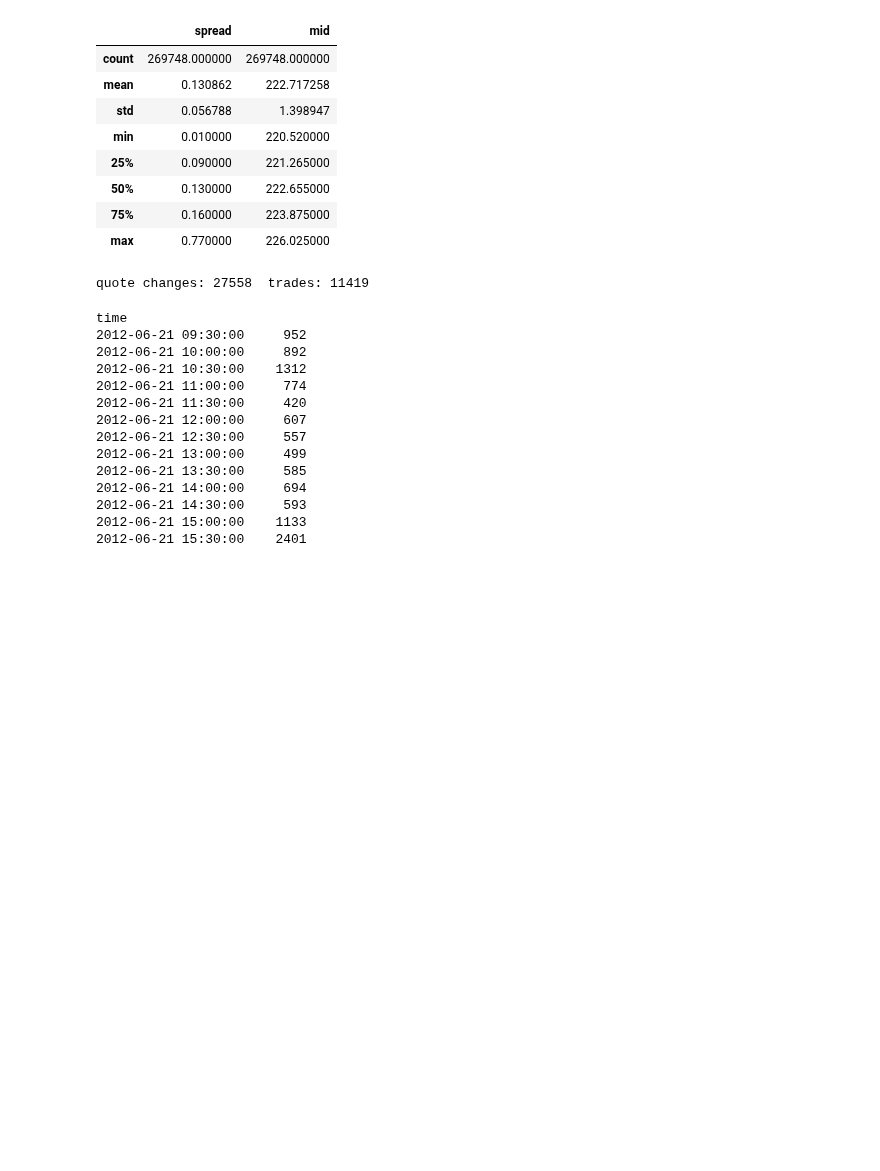
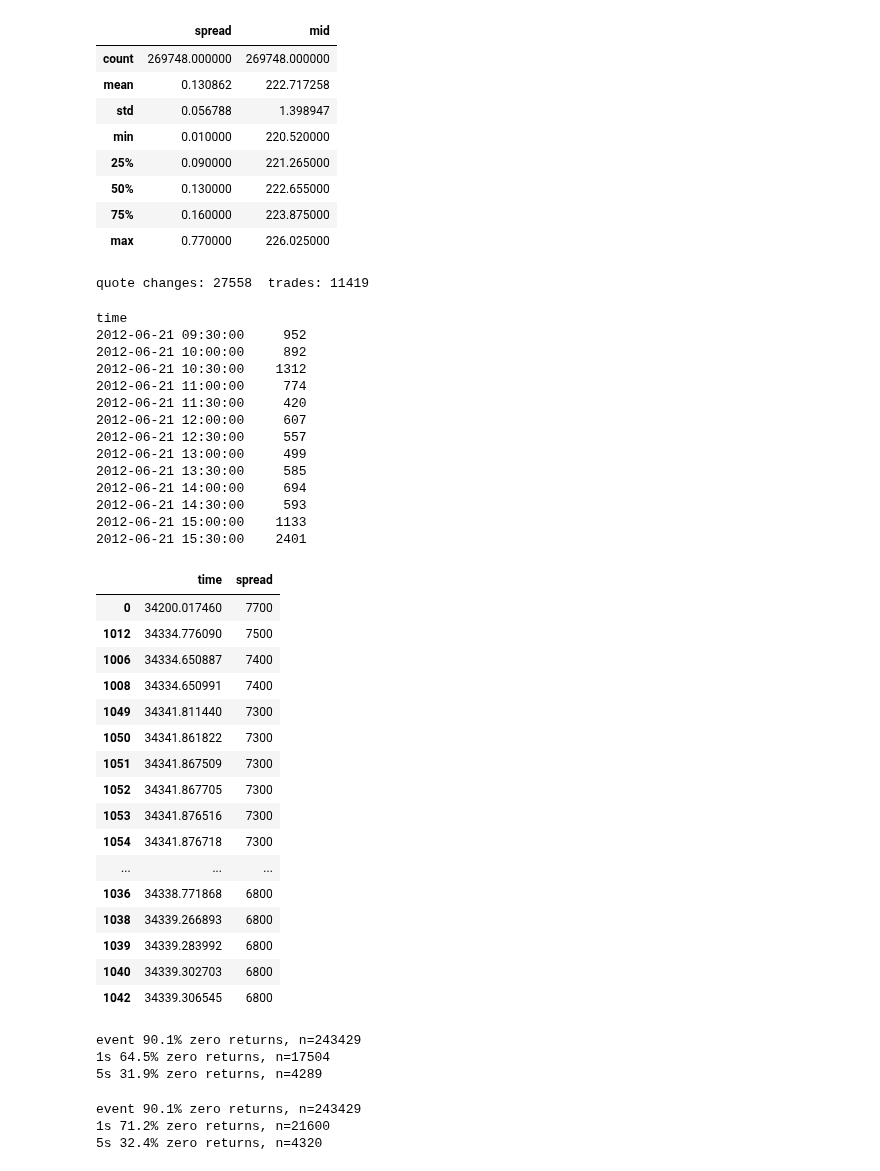
Before and after one commit to anguspjslater-collab/PatternAnalysis-2026, a Jupyter notebook: recognition/TimeGAN_LOB_s4961587/data_audit.ipynb, the cells around one changed output. Saved outputs shown, nothing was run; the diff lists cells and outputs as text; code cells hidden in the pictures; blank space fills up the shorter version.

```diff
--- a/recognition/TimeGAN_LOB_s4961587/data_audit.ipynb
+++ b/recognition/TimeGAN_LOB_s4961587/data_audit.ipynb
@@ -235,3 +235,55 @@ time
 2012-06-21 14:30:00     593
 2012-06-21 15:00:00    1133
 2012-06-21 15:30:00    2401
+# %%
+lob["spread"] = lob["ask_p1"] - lob["bid_p1"]
+lob.nlargest(30, "spread")[["time", "spread"]]
+# %% [output]
+|  | time | spread |
+| 0 | 34200.017460 | 7700 |
+| 1012 | 34334.776090 | 7500 |
+| 1006 | 34334.650887 | 7400 |
+| 1008 | 34334.650991 | 7400 |
+| 1049 | 34341.811440 | 7300 |
+| 1050 | 34341.861822 | 7300 |
+| 1051 | 34341.867509 | 7300 |
+| 1052 | 34341.867705 | 7300 |
+| 1053 | 34341.876516 | 7300 |
+| 1054 | 34341.876718 | 7300 |
+| ... | ... | ... |
+| 1036 | 34338.771868 | 6800 |
+| 1038 | 34339.266893 | 6800 |
+| 1039 | 34339.283992 | 6800 |
+| 1040 | 34339.302703 | 6800 |
+| 1042 | 34339.306545 | 6800 |
+# %%
+day = lob[(lob["time"] >= 35100) & (lob["time"] < 56700)]   # trimmed 09:45–15:45
+mid = (day["ask_p1"] + day["bid_p1"]) / 2
+t = pd.to_datetime(day["time"], unit="s")
+
+for label, series in [("event", mid),
+                      ("1s",  mid.groupby(t.dt.floor("1s")).last()),
+                      ("5s",  mid.groupby(t.dt.floor("5s")).last())]:
+    print(label, f"{(series.diff().dropna() == 0).mean():.1%} zero returns, n={len(series)}")
+# %% [output]
+event 90.1% zero returns, n=243429
+1s 64.5% zero returns, n=17504
+5s 31.9% zero returns, n=4289
+# %%
+day = lob[(lob["time"] >= 35100) & (lob["time"] < 56700)]   # trimmed 09:45–15:45
+mid = (day["ask_p1"] + day["bid_p1"]) / 2
+t = pd.to_datetime(day["time"], unit="s")
+
+print("event", f"{(mid.diff().dropna() == 0).mean():.1%} zero returns, n={len(mid)}")
+
+for freq in ["1s", "5s"]:
+    s = mid.groupby(t.dt.floor(freq)).last()                     # last mid in each interval that had events
+    full = pd.date_range(pd.to_datetime(35100, unit="s"),
+                         pd.to_datetime(56700, unit="s"),
+                         freq=freq, inclusive="left")            # every interval, including empty ones
+    s = s.reindex(full).ffill()                                  # empty interval = book unchanged
+    print(freq, f"{(s.diff().dropna() == 0).mean():.1%} zero returns, n={len(s)}")
+# %% [output]
+event 90.1% zero returns, n=243429
+1s 71.2% zero returns, n=21600
+5s 32.4% zero returns, n=4320
```
Also changed, not shown: 9 other files.
